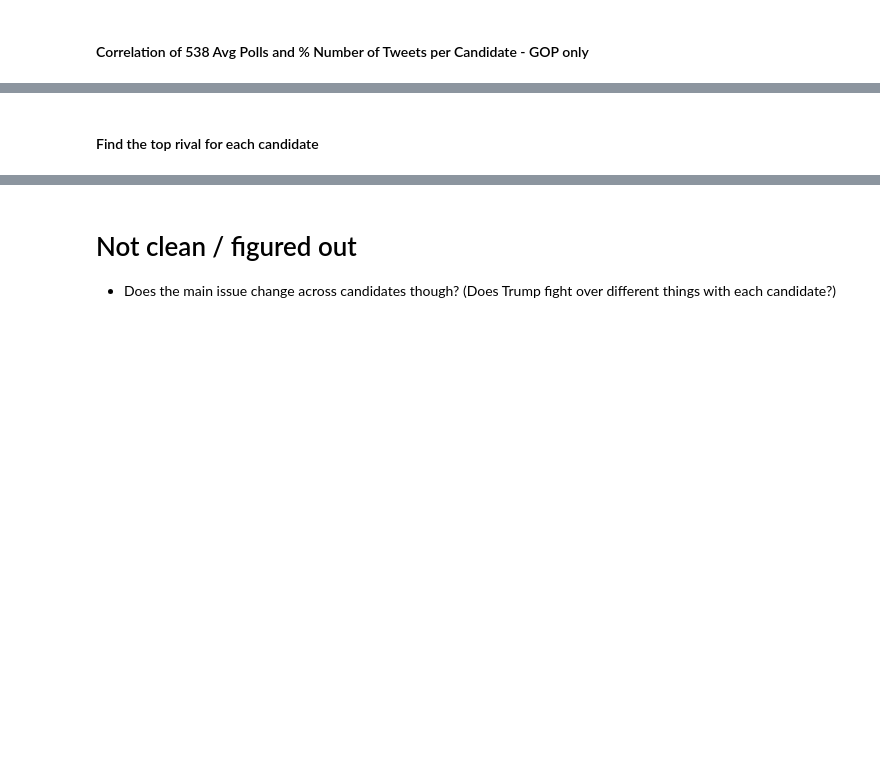
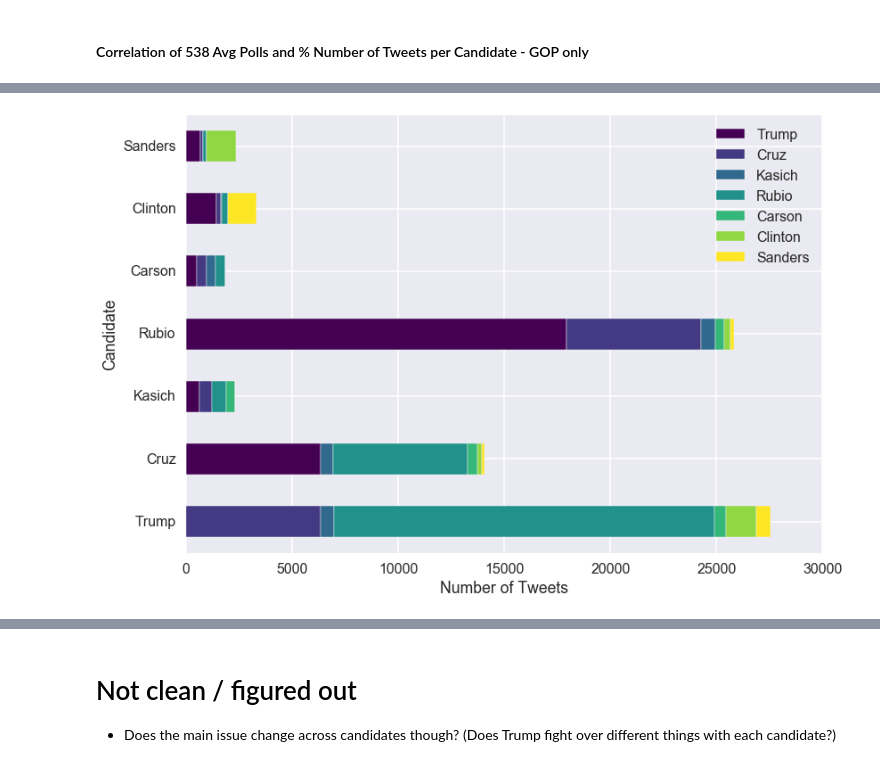
Before and after one commit to HoodPanther/pythoncode, a Jupyter notebook: tweetExplore.ipynb, the cells around one changed output, grey strips where cells are left out. Cells and saved outputs as stored; diff of their text form; code cells hidden in the pictures; blank space fills up the shorter version.

```diff
--- a/tweetExplore.ipynb
+++ b/tweetExplore.ipynb
@@ -444,34 +435,18 @@ GOP only correlation coefficient between 538 Avg Polls and Number of Tweets: 0.9
 # %%
-
 rival_index_store = []
 rival_count_store = []
+
 # for each candidate
 for iperson,val in enumerate(candidates):
-    """extract counts and indices of tweets that mention more than one candidate"""
     current_inds = tweet_index_store[iperson]
-    from textblob import TextBlob
     count = [0]*len(candidates)
-
-    # remove current candidate from list
+    # remove current candidate from list, so cannot be own rival
     rival_list_temp = np.arange(len(candidates))
     mask_self = np.ones(rival_list_temp.shape,dtype=bool)
     mask_self[iperson] = 0
     rival_list = rival_list_temp[mask_self]
     rival_index_temp = []
-    # for each potential rival
-    for irival, rival in enumerate(rival_list):
-        cur_rival_index = []
-        cur_rival = candidates[rival]
-        # for each tweet about the candidate
-        for iind,textval in enumerate(current_inds):
-            curidx = current_inds[iind]
-            curtweet = tweet_list[curidx]["text"]
-            curblob = TextBlob(curtweet)
-            if curblob.words.count(cur_rival):
-                count[rival] = count[rival] + 1
-                cur_rival_index.append(current_inds[iind])
-        rival_index_temp.append(cur_rival_index)
-
+    [rival_index_temp, count] = fns.rival_count(rival_list,current_inds)
     rival_count_store.append(count)
     rival_index_store.append(rival_index_temp)
     print(val,count)
@@ -478,10 +461,13 @@ for iperson,val in enumerate(candidates):
 # %%
 # plot the proportion of tweets with a second candidate mentioned - for each candidate
 sns.set_context('poster')
+sns.set_style('darkgrid')
 x = np.arange(len(candidates))
 # plt.stackplot(x,np.array(rival_count_store))
 df2 = pd.DataFrame(rival_count_store, columns=candidates)
-df2.plot(kind='barh', stacked=True);
-plt.yticks(x, candidates);
+df2.plot(kind='barh', stacked=True, colormap='viridis')
+plt.yticks(x, candidates)
+plt.xlabel('Number of Tweets')
+plt.ylabel('Candidate');
+# %% [output]
+[figure, added]
-# %% [markdown]
-#### Find the top rival for each candidate
```
Also changed, not shown: parts of 16 cells of this notebook, 1 other file.
